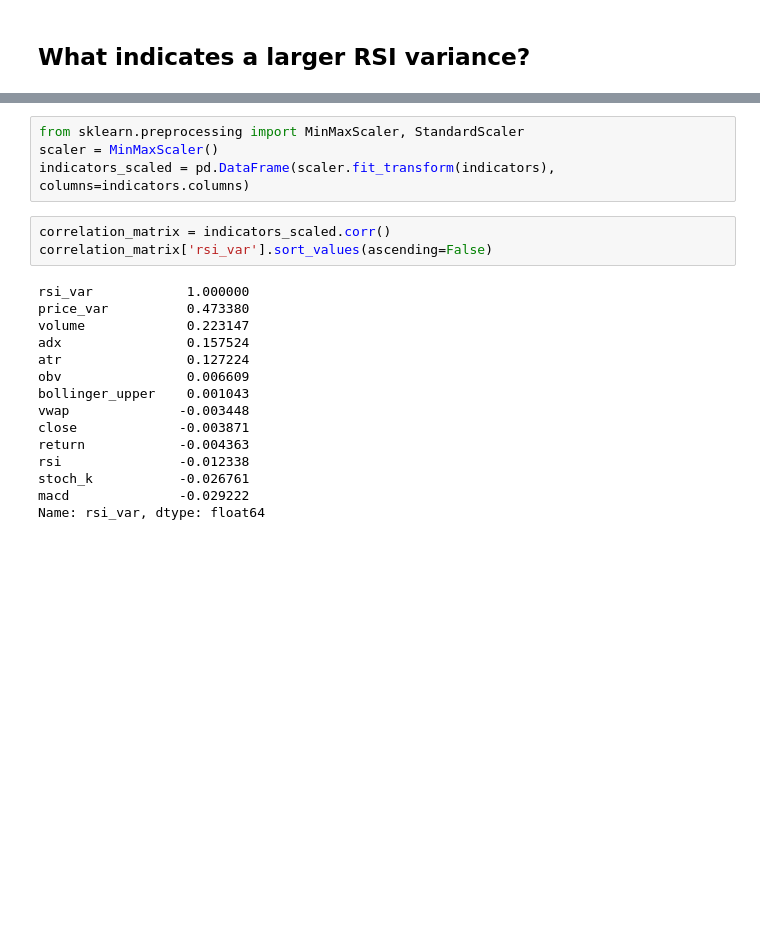
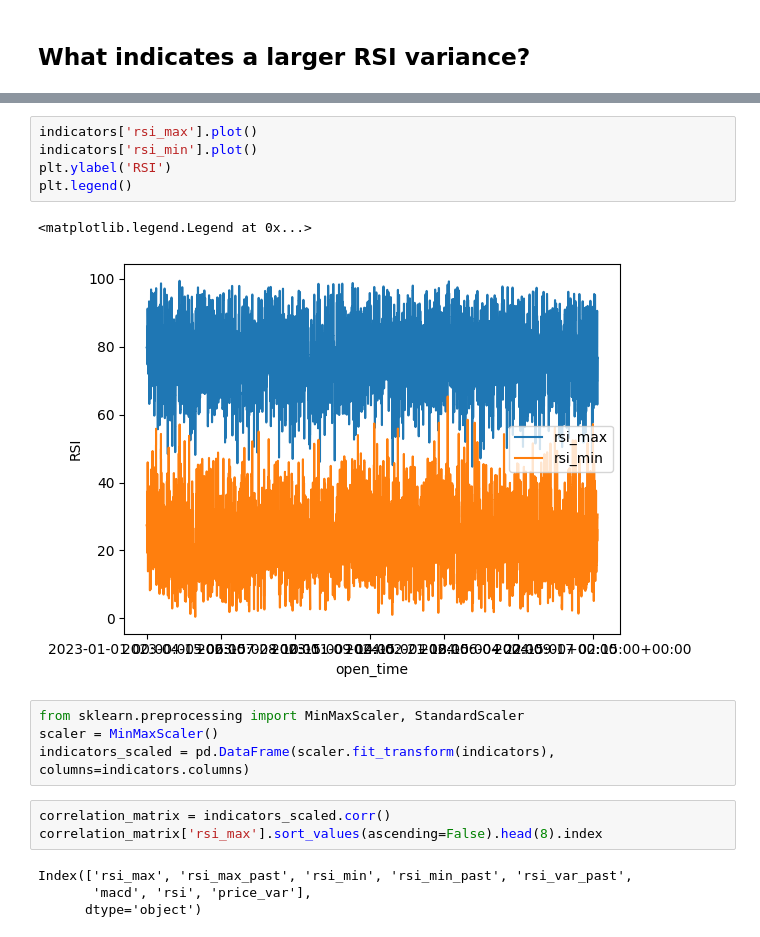
Before and after one commit to ZBaiY/tradebotv3, a Jupyter notebook: notebooks/indicators_test.ipynb, the cells around one changed output, grey strips where cells are left out. Cells and saved outputs as stored; diff of their text form; blank space fills up the shorter version.

```diff
--- a/notebooks/indicators_test.ipynb
+++ b/notebooks/indicators_test.ipynb
@@ -32,25 +50,22 @@ indicators['return'] = indicators['close'].pct_change().shift(-1).bfill().ffill(
+# %%
+indicators['rsi_max'].plot()
+indicators['rsi_min'].plot()
+plt.ylabel('RSI')
+plt.legend()
+# %% [output]
+<matplotlib.legend.Legend at 0x...>
+[figure, added]
 # %%
 from sklearn.preprocessing import MinMaxScaler, StandardScaler
 scaler = MinMaxScaler()
 indicators_scaled = pd.DataFrame(scaler.fit_transform(indicators), columns=indicators.columns)
 # %%
 correlation_matrix = indicators_scaled.corr()
-correlation_matrix['rsi_var'].sort_values(ascending=False)
+correlation_matrix['rsi_max'].sort_values(ascending=False).head(8).index
 # %% [output]
-rsi_var            1.000000
-price_var          0.473380
-volume             0.223147
-adx                0.157524
-atr                0.127224
-obv                0.006609
-bollinger_upper    0.001043
-vwap              -0.003448
-close             -0.003871
-return            -0.004363
-rsi               -0.012338
-stoch_k           -0.026761
-macd              -0.029222
-Name: rsi_var, dtype: float64
+Index(['rsi_max', 'rsi_max_past', 'rsi_min', 'rsi_min_past', 'rsi_var_past',
+       'macd', 'rsi', 'price_var'],
+      dtype='object')
 # %%
 import matplotlib.pyplot as plt
 import seaborn as sns
```
Also changed, not shown: parts of 5 cells of this notebook, 5 other files.
